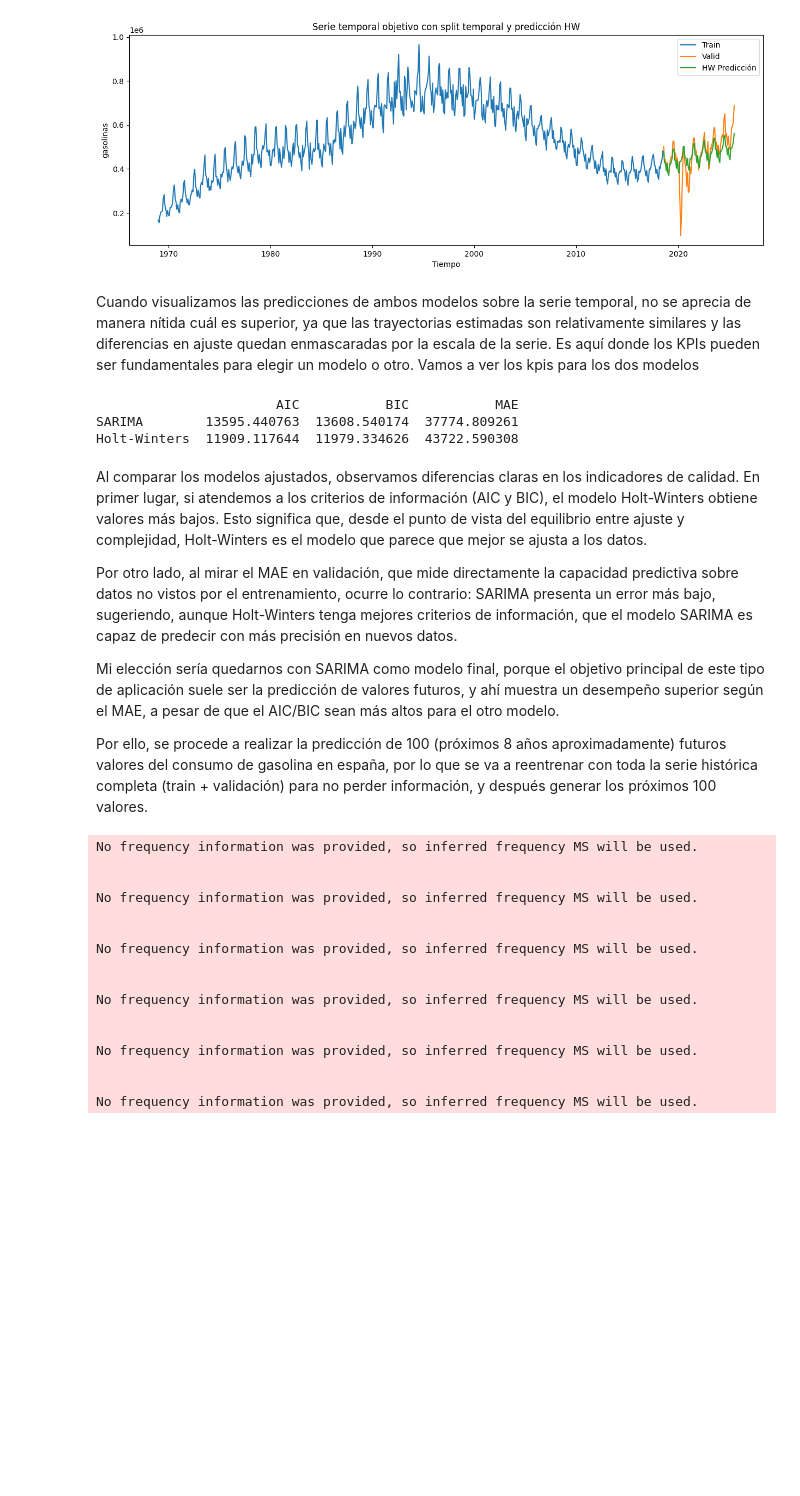
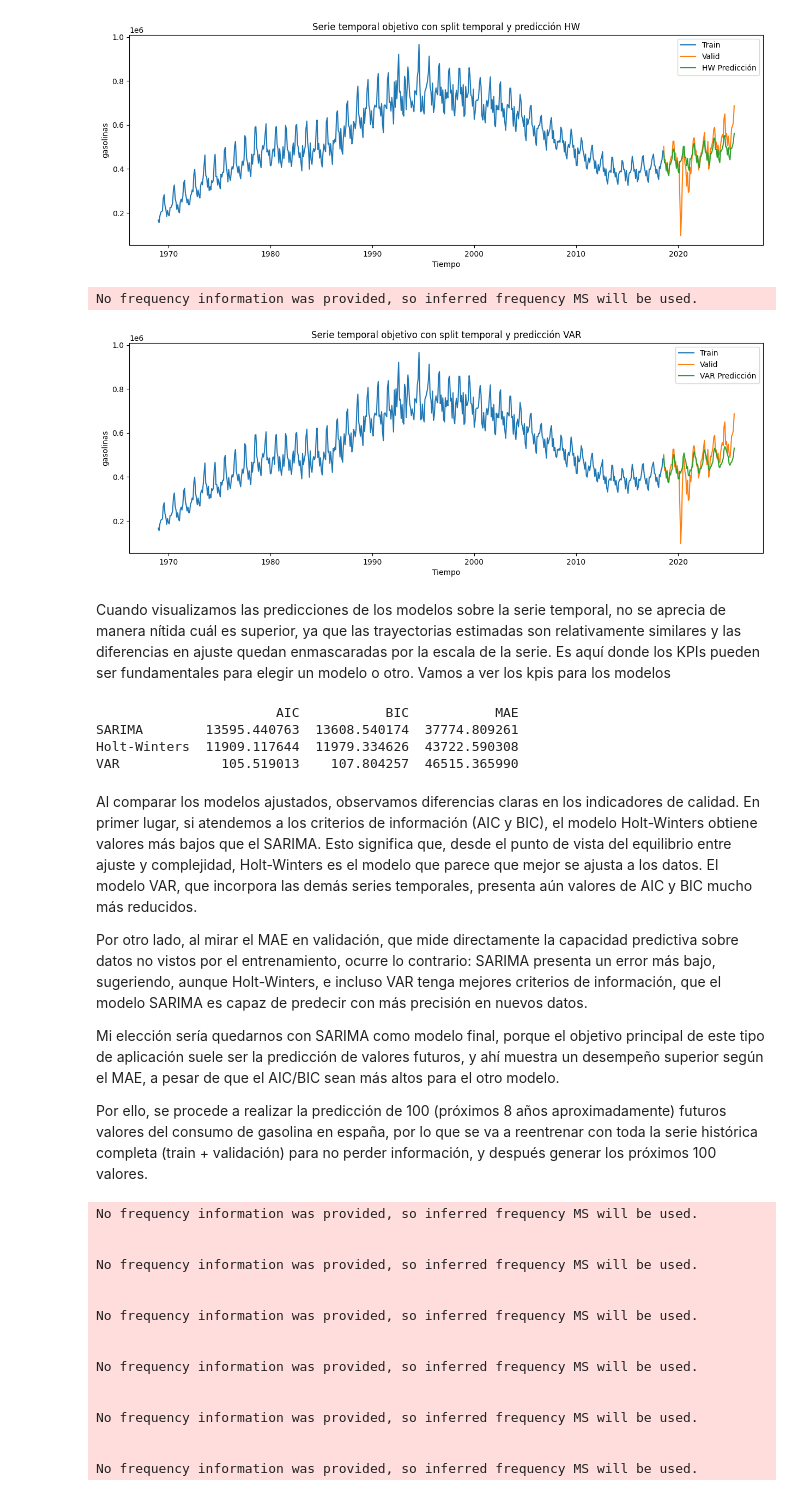
Before and after one commit to victosdur/TestDataScience-Regresion, a Jupyter notebook: notebooks/analisis.ipynb, the cells around one changed output. Drawn from its saved outputs; the diff is of its cells as text; code cells hidden in the pictures; blank space fills up the shorter version.

Commit message:
Update (I include VAR model in the comparison)

```diff
--- a/notebooks/analisis.ipynb
+++ b/notebooks/analisis.ipynb
@@ -284,8 +285,32 @@ kpis_models['Holt-Winters'] = {
 # %% [output]
 No frequency information was provided, so inferred frequency MS will be used.
 [figure]
+# %%
+var = VAR(df_train)
+var_results = var.fit(maxlags=12)
+var_pred = var_results.forecast(df_train.values, steps = len(df_valid["Gasolinas"]))[:,1]
+
+plt.figure(figsize=(15,5))
+plt.plot(df_train["Gasolinas"], label="Train")
+plt.plot(df_valid["Gasolinas"], label="Valid")
+plt.plot(df_valid.index,var_pred, label="VAR Predicción")
+plt.title(f"Serie temporal objetivo con split temporal y predicción VAR")
+plt.xlabel("Tiempo")
+plt.ylabel("gasolinas")
+plt.legend()
+plt.savefig(f'../figures/objective_time_serie_valid_VAR.png')
+plt.show()
+
+kpis_models['VAR'] = {
+    'AIC': var_results.aic,
+    'BIC': var_results.bic,
+    'MAE': mean_absolute_error(df_valid["Gasolinas"], var_pred)
+}
+# %% [output]
+No frequency information was provided, so inferred frequency MS will be used.
+[figure, added]
 # %% [markdown]
-Cuando visualizamos las predicciones de ambos modelos sobre la serie temporal, no se aprecia de manera nítida cuál es superior, ya que las trayectorias estimadas son relativamente similares y las diferencias en ajuste quedan enmascaradas por la escala de la serie. Es aquí donde los KPIs pueden ser fundamentales para elegir un modelo o otro. Vamos a ver los kpis para los dos modelos
+Cuando visualizamos las predicciones de los modelos sobre la serie temporal, no se aprecia de manera nítida cuál es superior, ya que las trayectorias estimadas son relativamente similares y las diferencias en ajuste quedan enmascaradas por la escala de la serie. Es aquí donde los KPIs pueden ser fundamentales para elegir un modelo o otro. Vamos a ver los kpis para los modelos
 # %%
 results_df = pd.DataFrame(kpis_models).T
 print(results_df)
@@ -294,10 +319,11 @@ results_df.to_csv('../results/KPIs_comparacion_modelos.csv')
                        AIC           BIC           MAE
 SARIMA        13595.440763  13608.540174  37774.809261
 Holt-Winters  11909.117644  11979.334626  43722.590308
+VAR             105.519013    107.804257  46515.365990
 # %% [markdown]
-Al comparar los modelos ajustados, observamos diferencias claras en los indicadores de calidad. En primer lugar, si atendemos a los criterios de información (AIC y BIC), el modelo Holt-Winters obtiene valores más bajos. Esto significa que, desde el punto de vista del equilibrio entre ajuste y complejidad, Holt-Winters es el modelo que parece que mejor se ajusta a los datos.
+Al comparar los modelos ajustados, observamos diferencias claras en los indicadores de calidad. En primer lugar, si atendemos a los criterios de información (AIC y BIC), el modelo Holt-Winters obtiene valores más bajos que el SARIMA. Esto significa que, desde el punto de vista del equilibrio entre ajuste y complejidad, Holt-Winters es el modelo que parece que mejor se ajusta a los datos. El modelo VAR, que incorpora las demás series temporales, presenta aún valores de AIC y BIC mucho más reducidos.
 
-Por otro lado, al mirar el MAE en validación, que mide directamente la capacidad predictiva sobre datos no vistos por el entrenamiento, ocurre lo contrario: SARIMA presenta un error más bajo, sugeriendo, aunque Holt-Winters tenga mejores criterios de información, que el modelo SARIMA es capaz de predecir con más precisión en nuevos datos.
+Por otro lado, al mirar el MAE en validación, que mide directamente la capacidad predictiva sobre datos no vistos por el entrenamiento, ocurre lo contrario: SARIMA presenta un error más bajo, sugeriendo, aunque Holt-Winters, e incluso VAR tenga mejores criterios de información, que el modelo SARIMA es capaz de predecir con más precisión en nuevos datos.
 
 Mi elección sería quedarnos con SARIMA como modelo final, porque el objetivo principal de este tipo de aplicación suele ser la predicción de valores futuros, y ahí muestra un desempeño superior según el MAE, a pesar de que el AIC/BIC sean más altos para el otro modelo.
 
```
Also changed, not shown: parts of 2 cells of this notebook, 4 other files.
